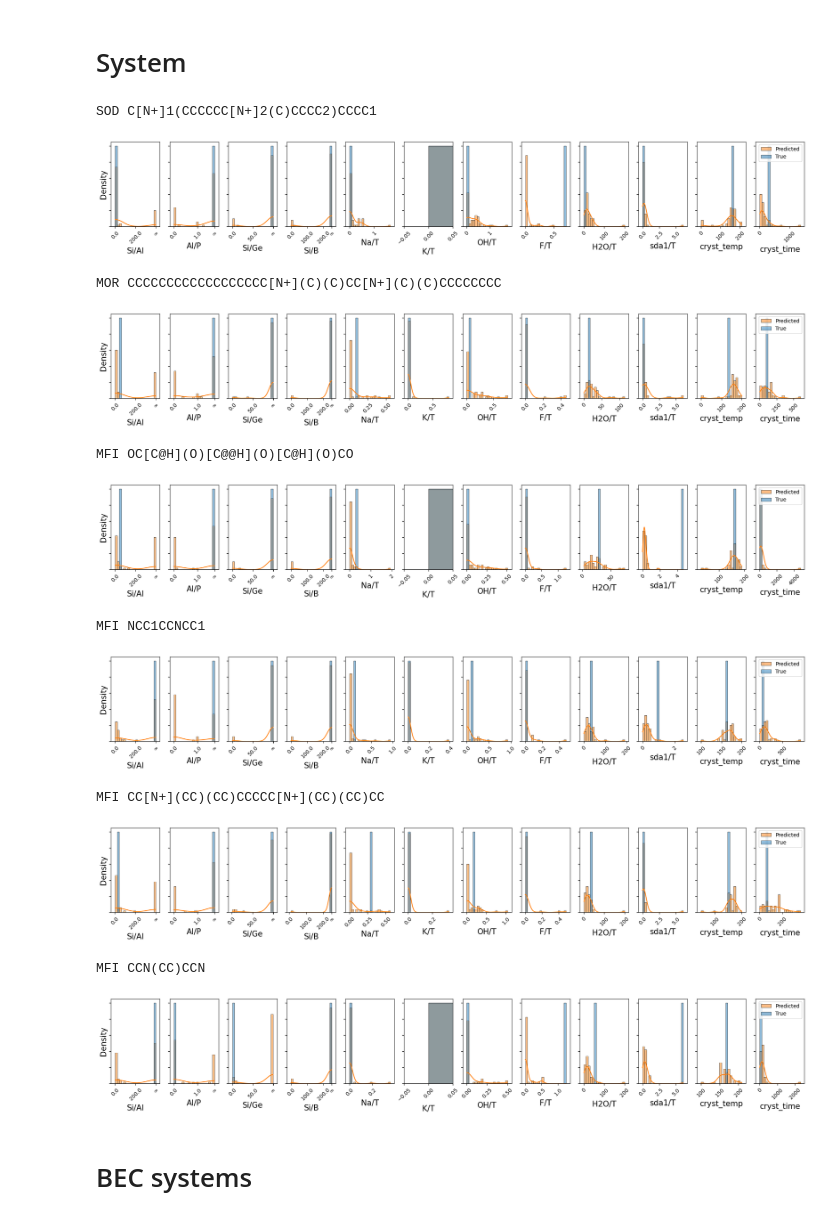
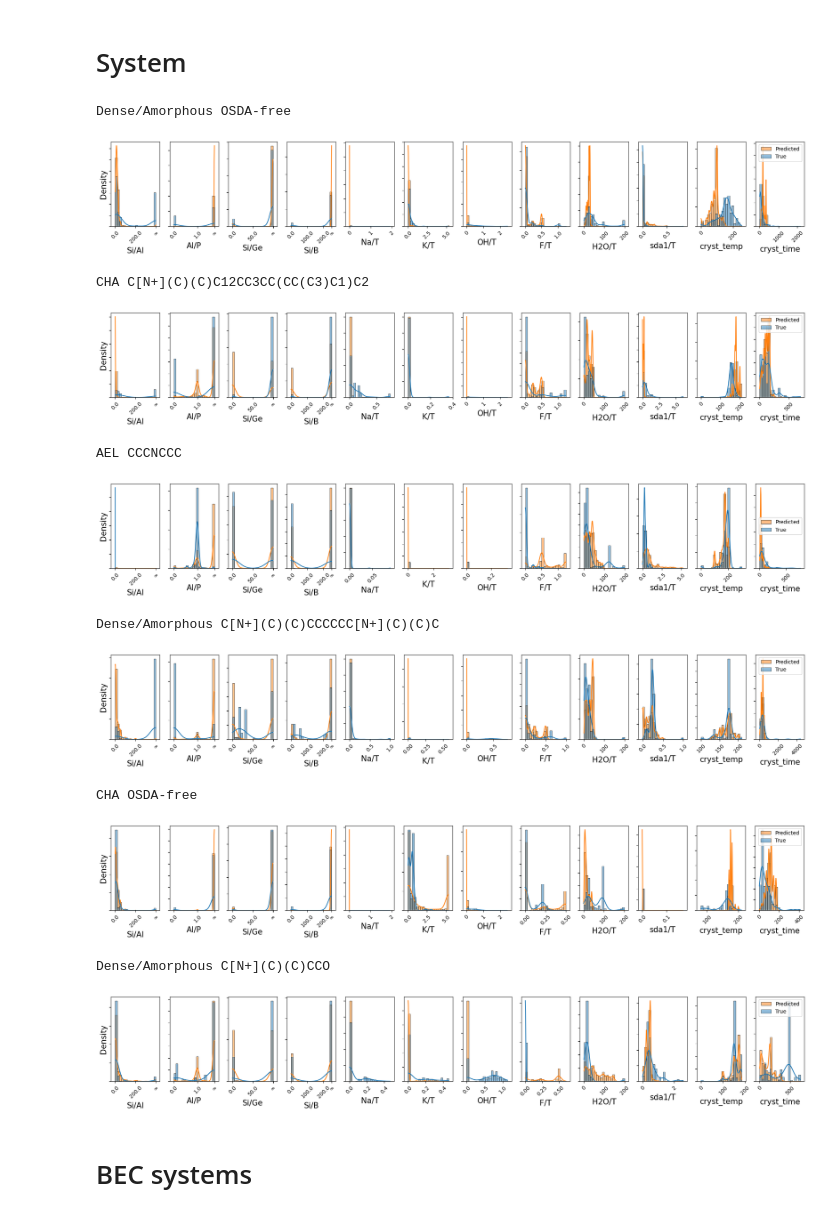
Before and after one commit to eltonpan/zeosyn_gen, a Jupyter notebook: visualize_pred.ipynb, the cells around one changed output. Cells and saved outputs as stored; diff of their text form; code cells hidden in the pictures.

```diff
--- a/visualize_pred.ipynb
+++ b/visualize_pred.ipynb
@@ -104,28 +104,29 @@ utils.compare_gel_conds([syn_pred, syn_true], ['Predicted', 'True'], ['orange',
 # %%
 zeo_osda_systems = list(syn_true[['zeo', 'osda']].value_counts().index)
 count = 0
-for zeo, osda in reversed(zeo_osda_systems):
+for zeo, osda in zeo_osda_systems:
+# for zeo, osda in reversed(zeo_osda_systems):
     print(zeo, osda)
     sys_syn_pred = syn_pred[(syn_pred['zeo'] == zeo) & (syn_pred['osda'] == osda)]
     sys_syn_true = syn_true[(syn_true['zeo'] == zeo) & (syn_true['osda'] == osda)]
     utils.compare_gel_conds([sys_syn_pred, sys_syn_true], ['Predicted', 'True'], ['tab:orange', 'tab:blue'], kde=True, common_norm=True, alpha=0.5)
 
     count += 1
     if count > 5:
         break
 # %% [output]
-SOD C[N+]1(CCCCCC[N+]2(C)CCCC2)CCCC1
+Dense/Amorphous OSDA-free
-[figure, old version]
+[figure, new version]
-MOR CCCCCCCCCCCCCCCCCC[N+](C)(C)CC[N+](C)(C)CCCCCCCC
+CHA C[N+](C)(C)C12CC3CC(CC(C3)C1)C2
-[figure, old version]
+[figure, new version]
-MFI OC[C@H](O)[C@@H](O)[C@H](O)CO
+AEL CCCNCCC
-[figure, old version]
+[figure, new version]
-MFI NCC1CCNCC1
+Dense/Amorphous C[N+](C)(C)CCCCCC[N+](C)(C)C
-[figure, old version]
+[figure, new version]
-MFI CC[N+](CC)(CC)CCCCC[N+](CC)(CC)CC
+CHA OSDA-free
-[figure, old version]
+[figure, new version]
-MFI CCN(CC)CCN
+Dense/Amorphous C[N+](C)(C)CCO
-[figure, old version]
+[figure, new version]
 # %% [markdown]
 # BEC systems
 # %%
```
Also changed, not shown: parts of 4 cells of this notebook, 8 other files.
